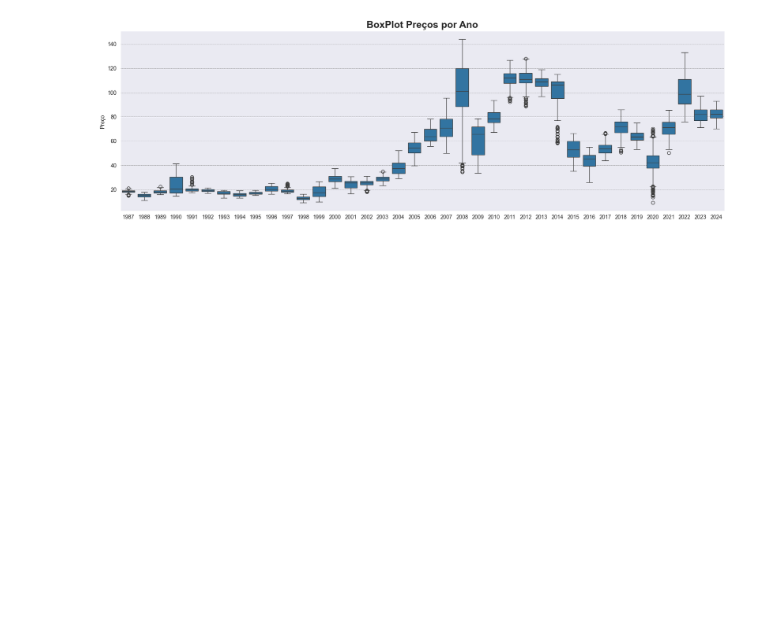
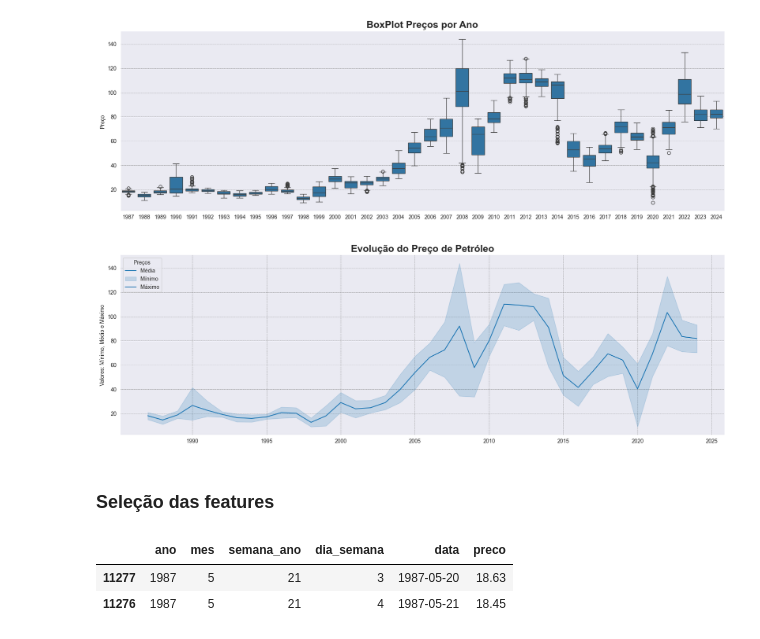
Before and after one commit to torvess/Tech_Challeng_FIAP_Fase_04, a Jupyter notebook: Notebooks/precos_petroleo.ipynb, the cells around one changed output. Drawn from its saved outputs; the diff is of its cells as text; code cells hidden in the pictures; blank space fills up the shorter version.

```diff
--- a/Notebooks/precos_petroleo.ipynb
+++ b/Notebooks/precos_petroleo.ipynb
@@ -154,3 +165,41 @@ ax.set_xlabel('')
 plt.show()
 # %% [output]
 [figure]
+# %%
+# tamanho da figura
+fig, ax = plt.subplots(figsize=(20, 6))
+# tema do fundo
+sns.set_style("darkgrid")
+# formatando os grids
+plt.grid(color='gray', linestyle='--', linewidth=0.5)
+
+# removendo as bordas
+for spine in ax.spines.values():
+    spine.set_visible(False)
+
+# plotando o grafico
+ax = sns.lineplot(data=dados_petroleo.groupby('ano').agg({'preco' : ['mean', 'min', 'max']}))
+ax.set_title('Evolução do Preço de Petróleo', fontsize=18, weight='bold')
+ax.set_ylabel('Valores: Mínimo, Médio e Máximo')
+ax.set_xlabel('')
+
+# Adicionando a legenda
+ax.legend(title='Preços', labels=['Média', 'Mínimo', 'Máximo'], loc='upper left')
+
+plt.show()
+# %% [output]
+[figure, added]
+# %% [markdown]
+### Seleção das features
+# %%
+# copia para preservar o df
+dados_ml = dados_petroleo.copy()
+
+# seleção de colunas numéricas
+dados_ml = dados_ml[['ano', 'mes', 'semana_ano', 'dia_semana','data', 'preco']]
+
+dados_ml.head(2)
+# %% [output]
+|  | ano | mes | semana_ano | dia_semana | data | preco |
+| 11277 | 1987 | 5 | 21 | 3 | 1987-05-20 | 18.63 |
+| 11276 | 1987 | 5 | 21 | 4 | 1987-05-21 | 18.45 |
```
Also changed, not shown: parts of 30 cells of this notebook, 1 other file.
